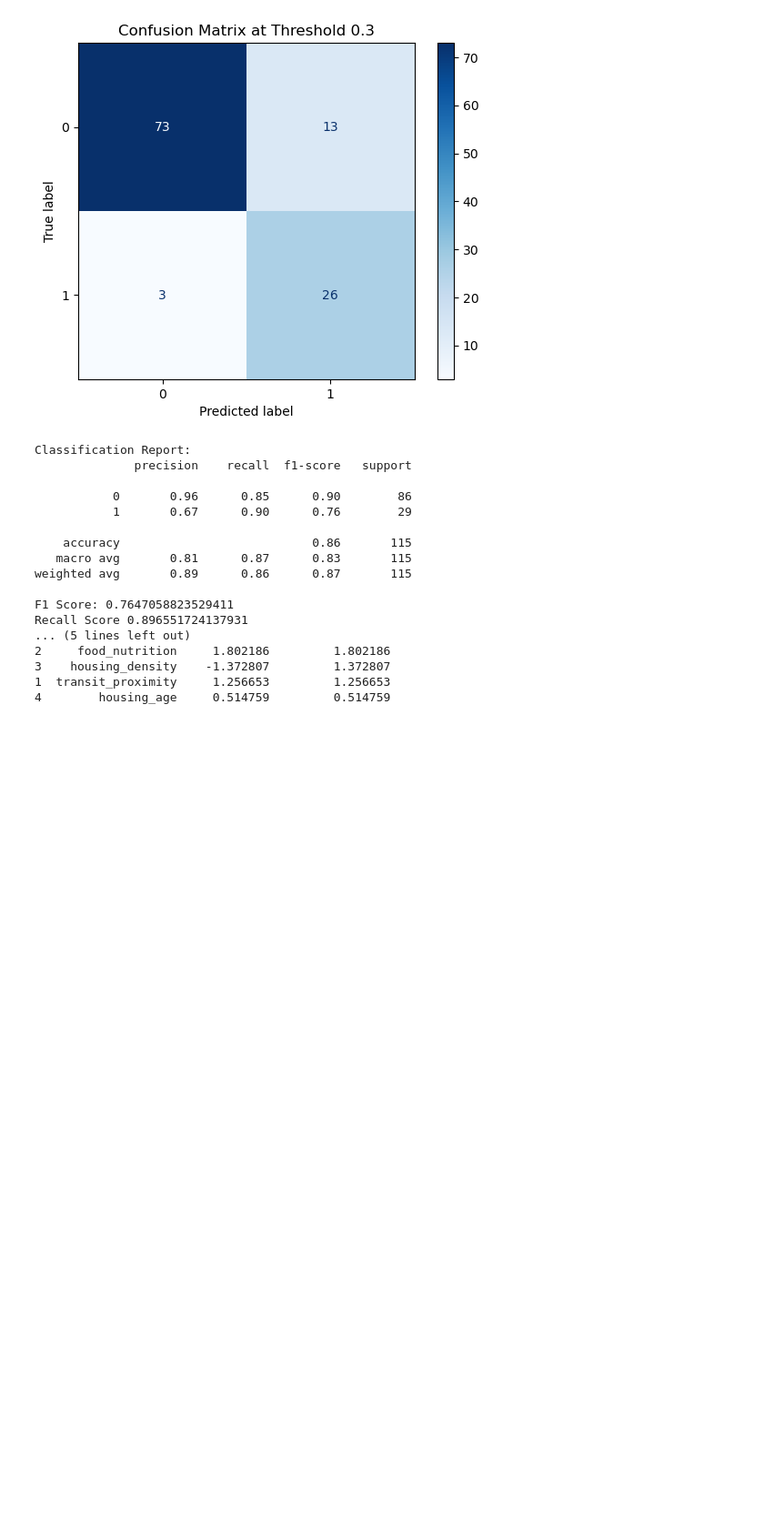
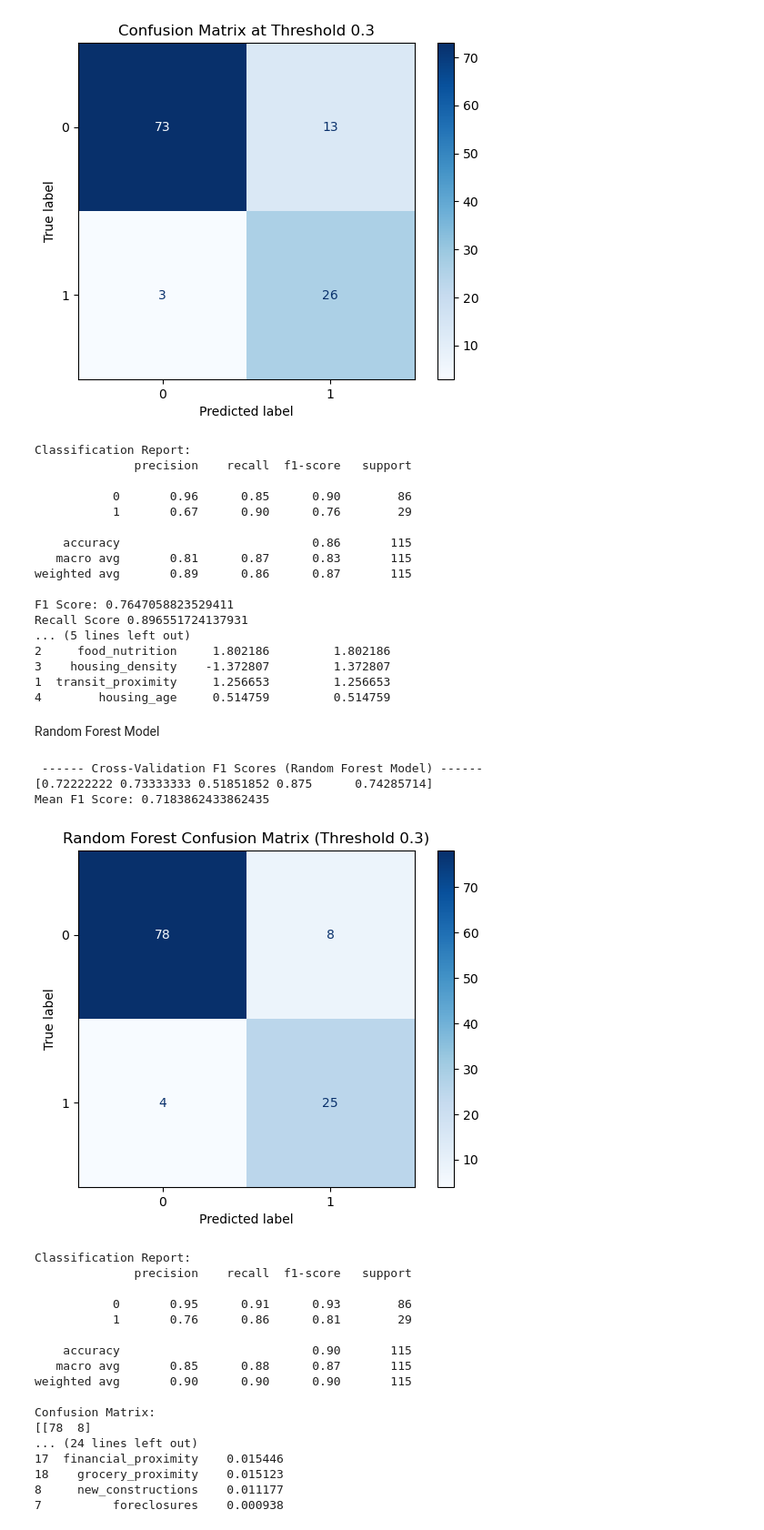
Before and after one commit to teseri86/Charlotte_Housing_Project, a Jupyter notebook: notebooks/displacement_risk_model.ipynb, the cells around one changed output. Shown at 91% size. Drawn from its saved outputs; the diff is of its cells as text; code cells hidden in the pictures; blank space fills up the shorter version.

Commit message:
added random forest model

```diff
--- a/notebooks/displacement_risk_model.ipynb
+++ b/notebooks/displacement_risk_model.ipynb
@@ -374,3 +374,71 @@ Recall Score 0.896551724137931
 3    housing_density    -1.372807         1.372807
 1  transit_proximity     1.256653         1.256653
 4        housing_age     0.514759         0.514759
+# %% [markdown]
+Random Forest Model
+# %%
+X = master_df.drop(columns=['displacement_risk', 'NPA']) #dropping id and target variable
+y = master_df['displacement_risk']
+
+X_train, X_test, y_train, y_test = train_test_split(X, y, test_size=0.25, random_state=42, stratify=y)
+
+rf_model = RandomForestClassifier(
+    n_estimators=200,
+    random_state=42,
+    class_weight='balanced'
+)
+
+rf = RandomForestClassifier(n_estimators=200, random_state=42, class_weight='balanced')
+scores = cross_val_score(rf, X_train, y_train, cv=5, scoring='f1')
+print("\n ------ Cross-Validation F1 Scores (Random Forest Model) ------")
+print(scores)
+print("Mean F1 Score:", scores.mean())
+
+rf_model.fit(X_train, y_train)
+
+y_preb = rf_model.predict_proba(X_test)[:, 1]
+
+threshold = 0.3
+y_pred = (y_preb >= threshold).astype(int)
+
+ConfusionMatrixDisplay.from_predictions(y_test, y_pred, cmap="Blues")
+plt.title("Random Forest Confusion Matrix (Threshold 0.3)")
+plt.show()
+
+print("\nClassification Report:")
+print(classification_report(y_test, y_pred))
+print("Confusion Matrix:")
+print(confusion_matrix(y_test, y_pred))
+print("Recall Score:", recall_score(y_test, y_pred))
+print("Average Precision Score:", average_precision_score(y_test, y_pred))
+print("F1 Score:", f1_score(y_test, y_pred))
+
+importances = pd.DataFrame({
+    'Feature': X.columns,
+    'Importance': rf_model.feature_importances_
+})
+importances_sorted = importances.sort_values(by='Importance', ascending=False)
+print("\n ------ Feature Importance (Random Forest Model) ------")
+print(importances_sorted)
+# %% [output]
+ ------ Cross-Validation F1 Scores (Random Forest Model) ------
+[0.72222222 0.73333333 0.51851852 0.875      0.74285714]
+Mean F1 Score: 0.7183862433862435
+[figure, added]
+Classification Report:
+              precision    recall  f1-score   support
+
+           0       0.95      0.91      0.93        86
+           1       0.76      0.86      0.81        29
+
+    accuracy                           0.90       115
+   macro avg       0.85      0.88      0.87       115
+weighted avg       0.90      0.90      0.90       115
+
+Confusion Matrix:
+[[78  8]
+... (24 lines left out)
+17  financial_proximity    0.015446
+18    grocery_proximity    0.015123
+8     new_constructions    0.011177
+7          foreclosures    0.000938
```
